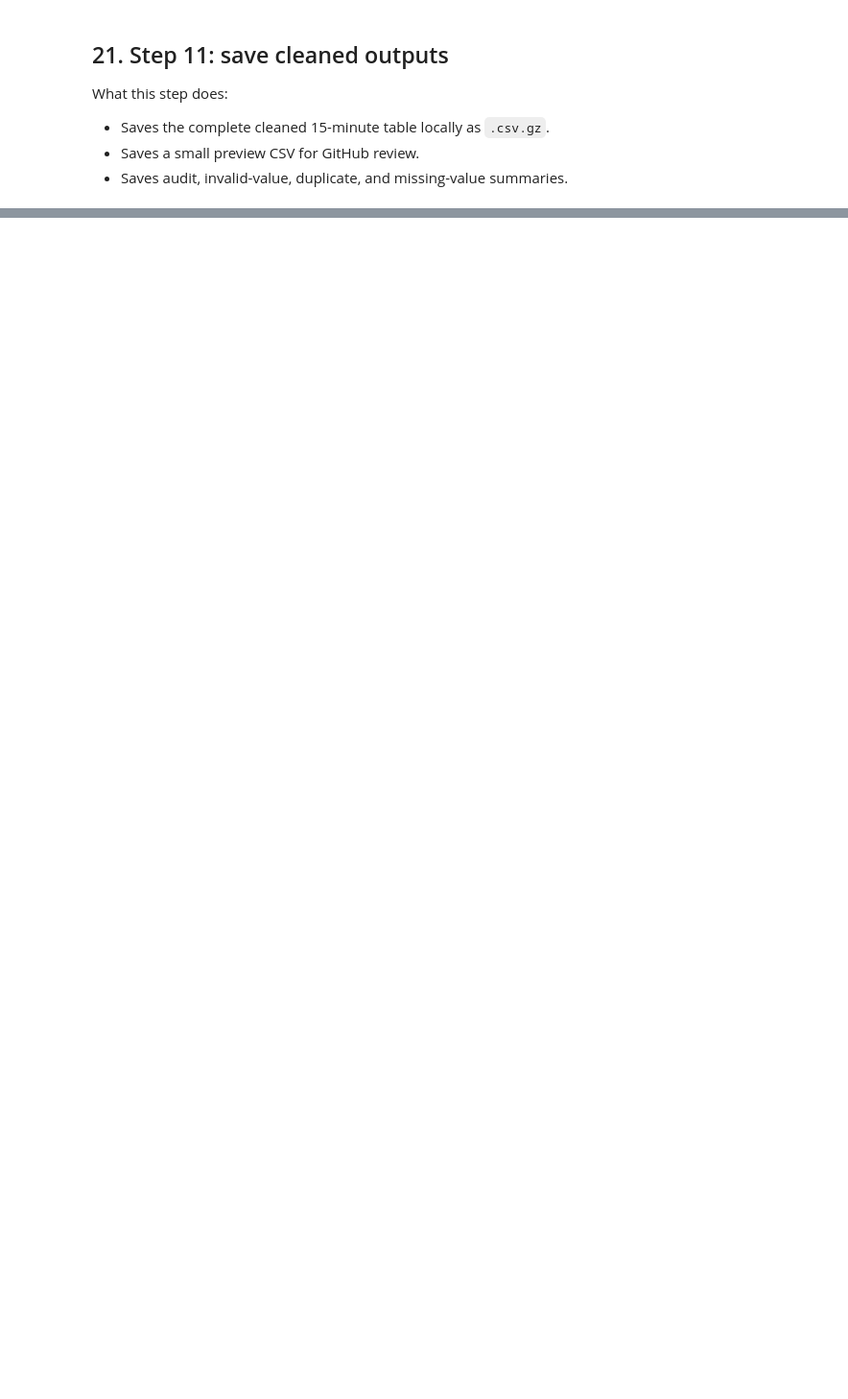
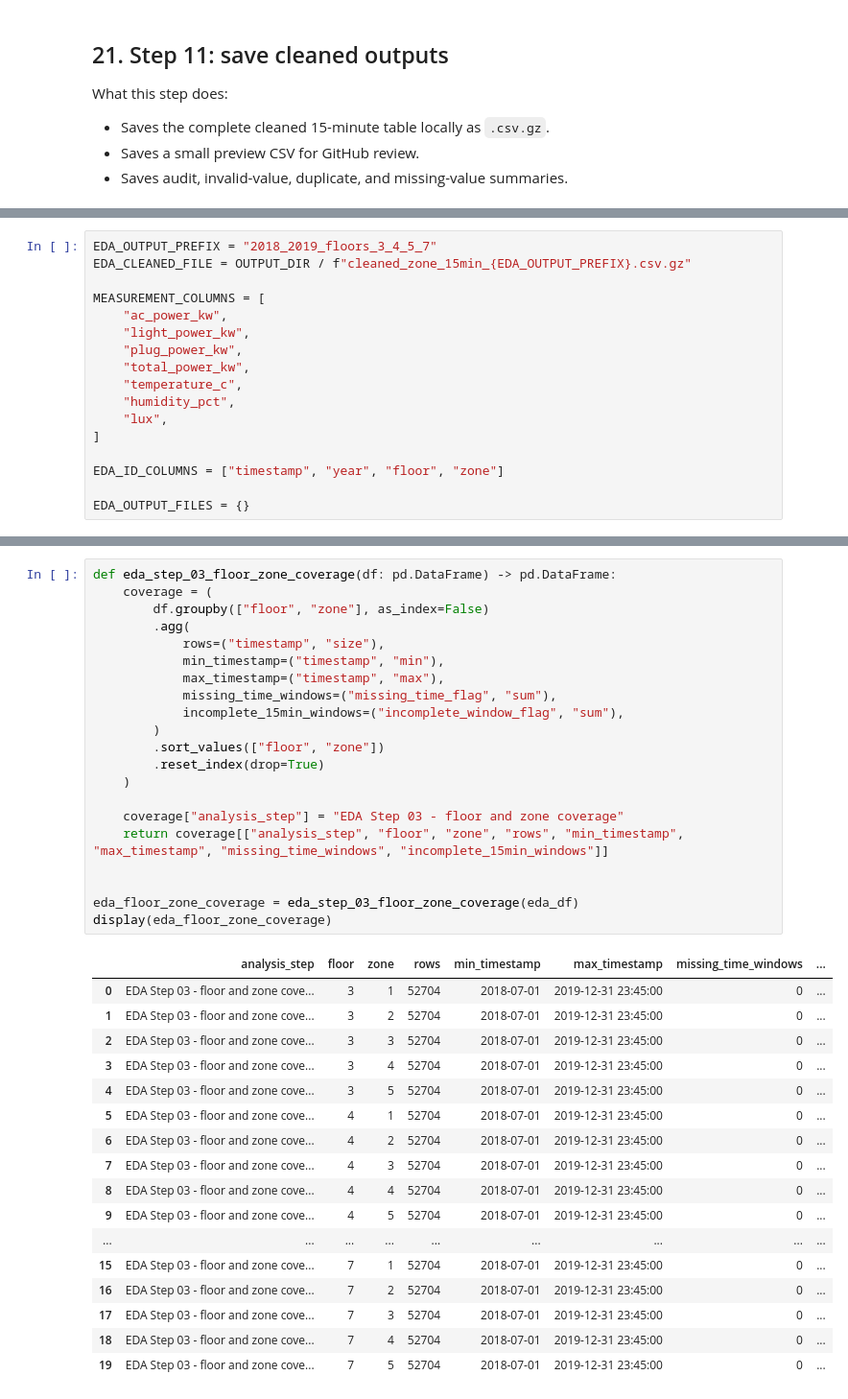
Before and after one commit to Lee-yongli/Artificial-Intelligence-for-Smart-Building-Log-Analysis, a Jupyter notebook: Artificial Intelligence for Smart-Building Log Analysis/merge_2018_2019_floors_3_4_5_7.ipynb, the cells around one changed output, grey strips where cells are left out. Shown at 96% size. Cells and saved outputs as stored; diff of their text form; blank space fills up the shorter version.

```diff
--- a/Artificial Intelligence for Smart-Building Log Analysis/merge_2018_2019_floors_3_4_5_7.ipynb
+++ b/Artificial Intelligence for Smart-Building Log Analysis/merge_2018_2019_floors_3_4_5_7.ipynb
@@ -825,0 +840,17 @@ display(save_audit)
+# %%
+EDA_OUTPUT_PREFIX = "2018_2019_floors_3_4_5_7"
+EDA_CLEANED_FILE = OUTPUT_DIR / f"cleaned_zone_15min_{EDA_OUTPUT_PREFIX}.csv.gz"
+
+MEASUREMENT_COLUMNS = [
+    "ac_power_kw",
+    "light_power_kw",
+    "plug_power_kw",
+    "total_power_kw",
+    "temperature_c",
+    "humidity_pct",
+    "lux",
+]
+
+EDA_ID_COLUMNS = ["timestamp", "year", "floor", "zone"]
+
+EDA_OUTPUT_FILES = {}
@@ -825,0 +945,39 @@ display(save_audit)
+# %%
+def eda_step_03_floor_zone_coverage(df: pd.DataFrame) -> pd.DataFrame:
+    coverage = (
+        df.groupby(["floor", "zone"], as_index=False)
+        .agg(
+            rows=("timestamp", "size"),
+            min_timestamp=("timestamp", "min"),
+            max_timestamp=("timestamp", "max"),
+            missing_time_windows=("missing_time_flag", "sum"),
+            incomplete_15min_windows=("incomplete_window_flag", "sum"),
+        )
+        .sort_values(["floor", "zone"])
+        .reset_index(drop=True)
+    )
+
+    coverage["analysis_step"] = "EDA Step 03 - floor and zone coverage"
+    return coverage[["analysis_step", "floor", "zone", "rows", "min_timestamp", "max_timestamp", "missing_time_windows", "incomplete_15min_windows"]]
+
+
+eda_floor_zone_coverage = eda_step_03_floor_zone_coverage(eda_df)
+display(eda_floor_zone_coverage)
+# %% [output]
+|  | analysis_step | floor | zone | rows | min_timestamp | max_timestamp | missing_time_windows | ... |
+| 0 | EDA Step 03 - floor and zone cove... | 3 | 1 | 52704 | 2018-07-01 | 2019-12-31 23:45:00 | 0 | ... |
+| 1 | EDA Step 03 - floor and zone cove... | 3 | 2 | 52704 | 2018-07-01 | 2019-12-31 23:45:00 | 0 | ... |
+| 2 | EDA Step 03 - floor and zone cove... | 3 | 3 | 52704 | 2018-07-01 | 2019-12-31 23:45:00 | 0 | ... |
+| 3 | EDA Step 03 - floor and zone cove... | 3 | 4 | 52704 | 2018-07-01 | 2019-12-31 23:45:00 | 0 | ... |
+| 4 | EDA Step 03 - floor and zone cove... | 3 | 5 | 52704 | 2018-07-01 | 2019-12-31 23:45:00 | 0 | ... |
+| 5 | EDA Step 03 - floor and zone cove... | 4 | 1 | 52704 | 2018-07-01 | 2019-12-31 23:45:00 | 0 | ... |
+| 6 | EDA Step 03 - floor and zone cove... | 4 | 2 | 52704 | 2018-07-01 | 2019-12-31 23:45:00 | 0 | ... |
+| 7 | EDA Step 03 - floor and zone cove... | 4 | 3 | 52704 | 2018-07-01 | 2019-12-31 23:45:00 | 0 | ... |
+| 8 | EDA Step 03 - floor and zone cove... | 4 | 4 | 52704 | 2018-07-01 | 2019-12-31 23:45:00 | 0 | ... |
+| 9 | EDA Step 03 - floor and zone cove... | 4 | 5 | 52704 | 2018-07-01 | 2019-12-31 23:45:00 | 0 | ... |
+| ... | ... | ... | ... | ... | ... | ... | ... | ... |
+| 15 | EDA Step 03 - floor and zone cove... | 7 | 1 | 52704 | 2018-07-01 | 2019-12-31 23:45:00 | 0 | ... |
+| 16 | EDA Step 03 - floor and zone cove... | 7 | 2 | 52704 | 2018-07-01 | 2019-12-31 23:45:00 | 0 | ... |
+| 17 | EDA Step 03 - floor and zone cove... | 7 | 3 | 52704 | 2018-07-01 | 2019-12-31 23:45:00 | 0 | ... |
+| 18 | EDA Step 03 - floor and zone cove... | 7 | 4 | 52704 | 2018-07-01 | 2019-12-31 23:45:00 | 0 | ... |
+| 19 | EDA Step 03 - floor and zone cove... | 7 | 5 | 52704 | 2018-07-01 | 2019-12-31 23:45:00 | 0 | ... |
```
Also changed, not shown: parts of 31 cells of this notebook, 15 other files.
